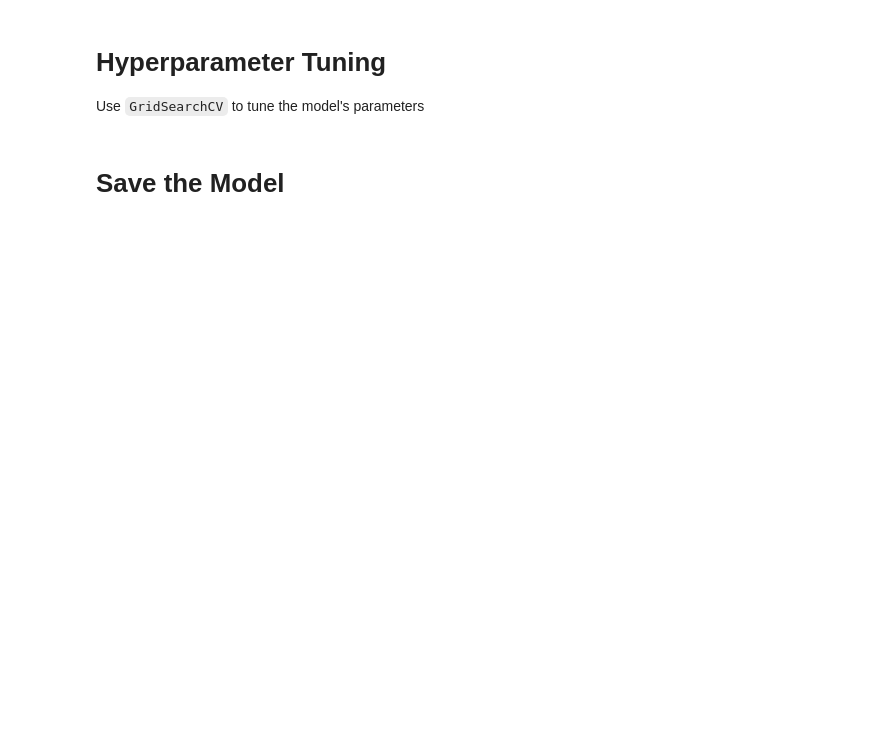
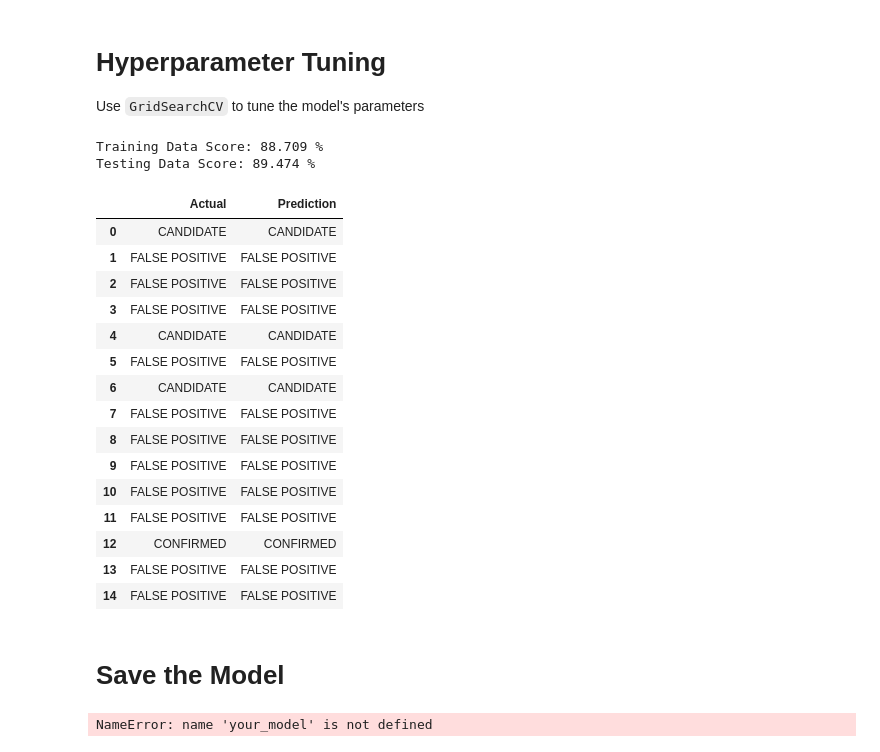
Before and after one commit to ezapagon/machine-learning-challenge, a Jupyter notebook: model_1.ipynb, the cells around one changed output. Cells and saved outputs as stored; diff of their text form; code cells hidden in the pictures; blank space fills up the shorter version.

Commit message:
Model

```diff
--- a/model_1.ipynb
+++ b/model_1.ipynb
@@ -44,2 +107,7 @@ Scale the data using the MinMaxScaler and perform some feature selection
+# %%
+# Scale X values
+X_scaler = MinMaxScaler().fit(X_train)
+X_train_scaled = X_scaler.transform(X_train)
+X_test_scaled = X_scaler.transform(X_test)
 # %% [markdown]
 # Train the Model
@@ -55,2 +130,12 @@ Use `GridSearchCV` to tune the model's parameters
+# %%
+# Create the GridSearchCV model
+model_1 = LogisticRegression(solver='newton-cg', multi_class='auto')
+
+param_grid = {
+    'C': np.logspace(0, 4, 10),
+    'penalty': ['l2']
+}
+grid = GridSearchCV(model_3, param_grid, cv=5, verbose=0)
 # %%
 # Train the model with GridSearch
+_ = grid.fit(X_train_scaled, y_train)
@@ -60,10 +142,60 @@ print(grid2.best_score_)
+# %%
+# Tuned parameters
+C = grid.best_params_['C']
+penalty = grid.best_params_['penalty']
+
+# Tuned model
+tuned_model = LogisticRegression(solver='newton-cg', multi_class='auto',
+                                 C=C, penalty=penalty)
+tuned_model.fit(X_train_scaled, y_train)
+
+model_1_training_score = round(tuned_model.score(X_train_scaled, y_train)*100,3)
+tuned_accuracy = round(tuned_model.score(X_test_scaled, y_test)*100,3)
+
+print(f"Training Data Score: {model_1_training_score} %")
+print(f"Testing Data Score: {tuned_accuracy} %")
+# %% [output]
+Training Data Score: 88.709 %
+Testing Data Score: 89.474 %
+# %%
+#Model predictions and Evaluations
+predictions = tuned_model.predict(X_test_scaled)
+classifications = y_test.unique().tolist()
+
+prediction_actual = {
+    'Actual': y_test,
+    'Prediction': predictions
+}
+
+PA_df = pd.DataFrame(prediction_actual)
+PA_df = PA_df.set_index('Actual').reset_index()
+PA_df.head(15)
+# %% [output]
+|  | Actual | Prediction |
+| 0 | CANDIDATE | CANDIDATE |
+| 1 | FALSE POSITIVE | FALSE POSITIVE |
+| 2 | FALSE POSITIVE | FALSE POSITIVE |
+| 3 | FALSE POSITIVE | FALSE POSITIVE |
+| 4 | CANDIDATE | CANDIDATE |
+| 5 | FALSE POSITIVE | FALSE POSITIVE |
+| 6 | CANDIDATE | CANDIDATE |
+| 7 | FALSE POSITIVE | FALSE POSITIVE |
+| 8 | FALSE POSITIVE | FALSE POSITIVE |
+| 9 | FALSE POSITIVE | FALSE POSITIVE |
+| 10 | FALSE POSITIVE | FALSE POSITIVE |
+| 11 | FALSE POSITIVE | FALSE POSITIVE |
+| 12 | CONFIRMED | CONFIRMED |
+| 13 | FALSE POSITIVE | FALSE POSITIVE |
+| 14 | FALSE POSITIVE | FALSE POSITIVE |
 # %% [markdown]
 # Save the Model
 # %%
 # save your model by updating "your_name" with your name
+filename = '/Users/Edo//EZG.sav'
+_ = joblib.dump(tuned_model, filename)
 # and "your_model" with your model variable
 # be sure to turn this in to BCS
 # if joblib fails to import, try running the command to install in terminal/git-bash
 import joblib
-filename = 'your_name.sav'
-joblib.dump(your_model, filename)
+# %% [output]
+NameError: name 'your_model' is not defined
```
Also changed, not shown: parts of 15 cells of this notebook, 1 other file.
